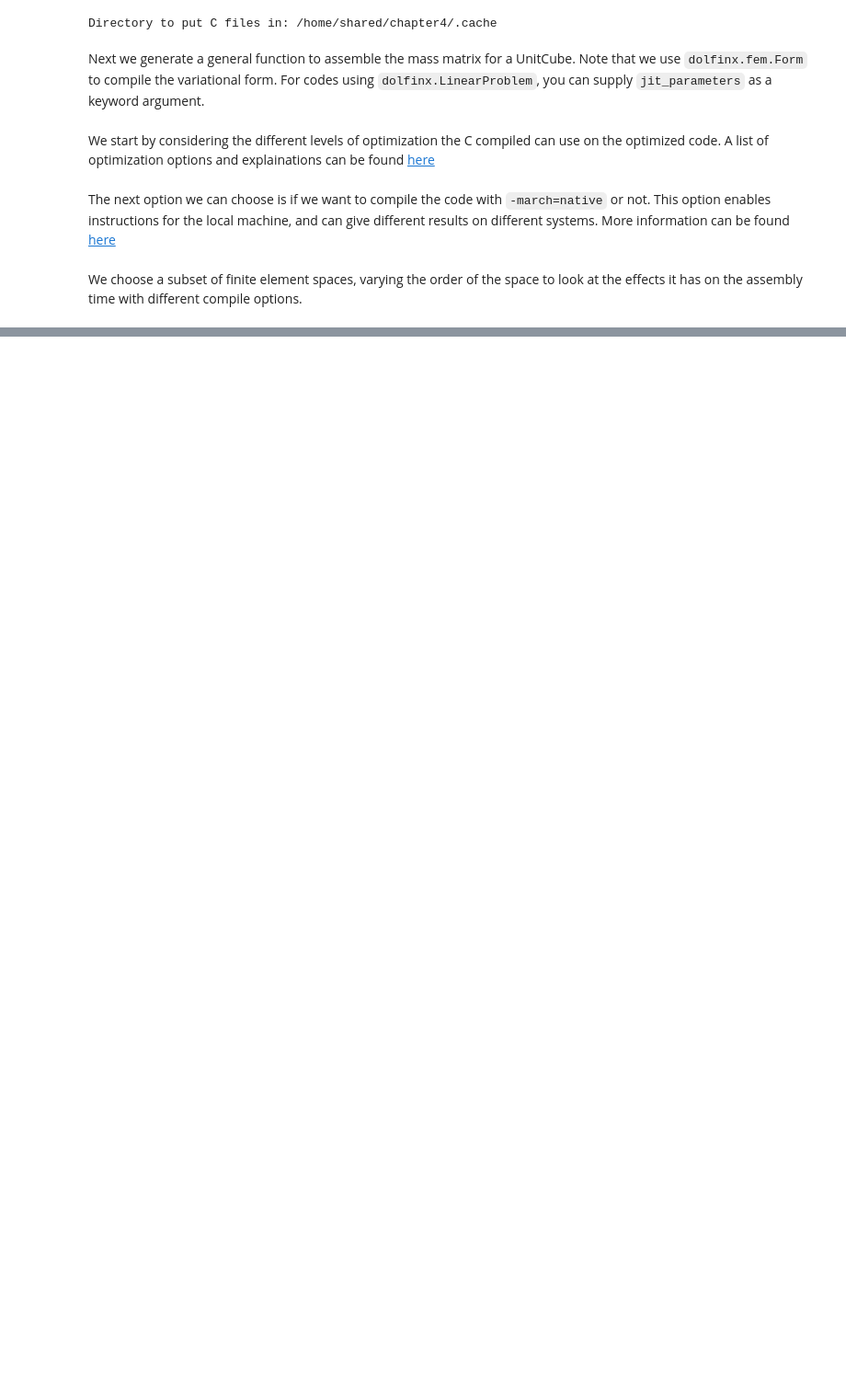
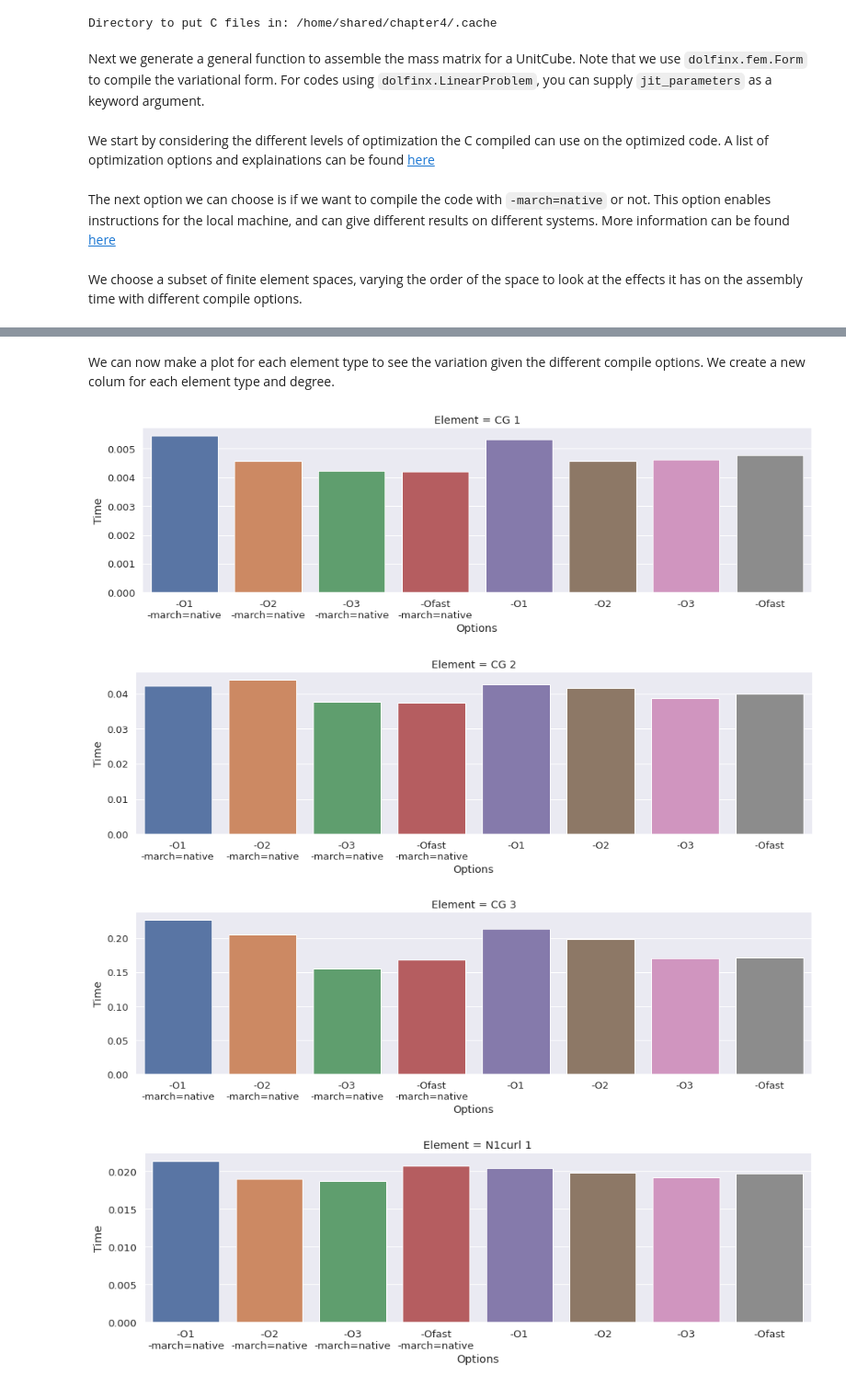
Before and after one commit to jorgensd/dolfinx-tutorial, a Jupyter notebook: chapter4/compiler_parameters.ipynb, the cells around one changed output, grey strips where cells are left out. Shown at 92% size. Drawn from its saved outputs; the diff is of its cells as text; code cells hidden in the pictures; blank space fills up the shorter version.

Commit message:
Update the form compiler parameter section

```diff
--- a/chapter4/compiler_parameters.ipynb
+++ b/chapter4/compiler_parameters.ipynb
@@ -37,7 +37,7 @@ def compile_form(space:str, degree:int, jit_parameters:Dict):
     start = time.time()
     dolfinx.fem.assemble_matrix(a_compiled)
     end = time.time()
-    print(f"({space}, {degree}) {jit_parameters['cffi_extra_compile_args']}: {end-start} s")
+    return end - start
 # %% [markdown]
 We start by considering the different levels of optimization the C compiled can use on the optimized code. A list of optimization options and explainations can be found [here](https://gcc.gnu.org/onlinedocs/gcc/Optimize-Options.html)
 # %%
@@ -49,6 +49,7 @@ march_native = [True, False]
 # %% [markdown]
 We choose a subset of finite element spaces, varying the order of the space to look at the effects it has on the assembly time with different compile options.
 # %%
+results = {"Space":[], "Degree":[], "Options":[], "Time":[]}
 for space in ["N1curl", "CG", "RT"]:
     for degree in [1, 2, 3]:
         for native in march_native:
@@ -59,4 +60,8 @@ for space in ["N1curl", "CG", "RT"]:
                     cffi_options = [option]
                 jit_parameters = {"cffi_extra_compile_args": cffi_options,
                     "cache_dir": cache_dir, "cffi_libraries": ["m"]}
-                compile_form(space, degree, jit_parameters=jit_parameters)
+                runtime = compile_form(space, degree, jit_parameters=jit_parameters)
+                results["Space"].append(space)
+                results["Degree"].append(str(degree))
+                results["Options"].append("\n".join(cffi_options))
+                results["Time"].append(runtime)
@@ -80,0 +70,4 @@ for space in ["N1curl", "CG", "RT"]:
+# %%
+import pandas as pd
+results_df = pd.DataFrame.from_dict(results)
+results_df
@@ -80,0 +97,19 @@ for space in ["N1curl", "CG", "RT"]:
+# %% [markdown]
+We can now make a plot for each element type to see the variation given the different compile options. We create a new colum for each element type and degree.
+# %%
+import seaborn
+import matplotlib.pyplot as plt
+seaborn.set(style="ticks")
+seaborn.set(font_scale=1.2)
+seaborn.set_style("darkgrid")
+results_df["Element"] = results_df["Space"]+" " + results_df["Degree"]
+elements = sorted(set(results_df["Element"]))
+for element in elements:
+    df_e = results_df[results_df["Element"]==element]
+    g = seaborn.catplot(x="Options", y="Time", kind="bar", data=df_e, col="Element")
+    g.fig.set_size_inches(16,4)
+# %% [output]
+[figure, added]
+[figure, added]
+[figure, added]
+[figure, added]
```
Also changed, not shown: parts of 8 cells of this notebook, 3 other files.
